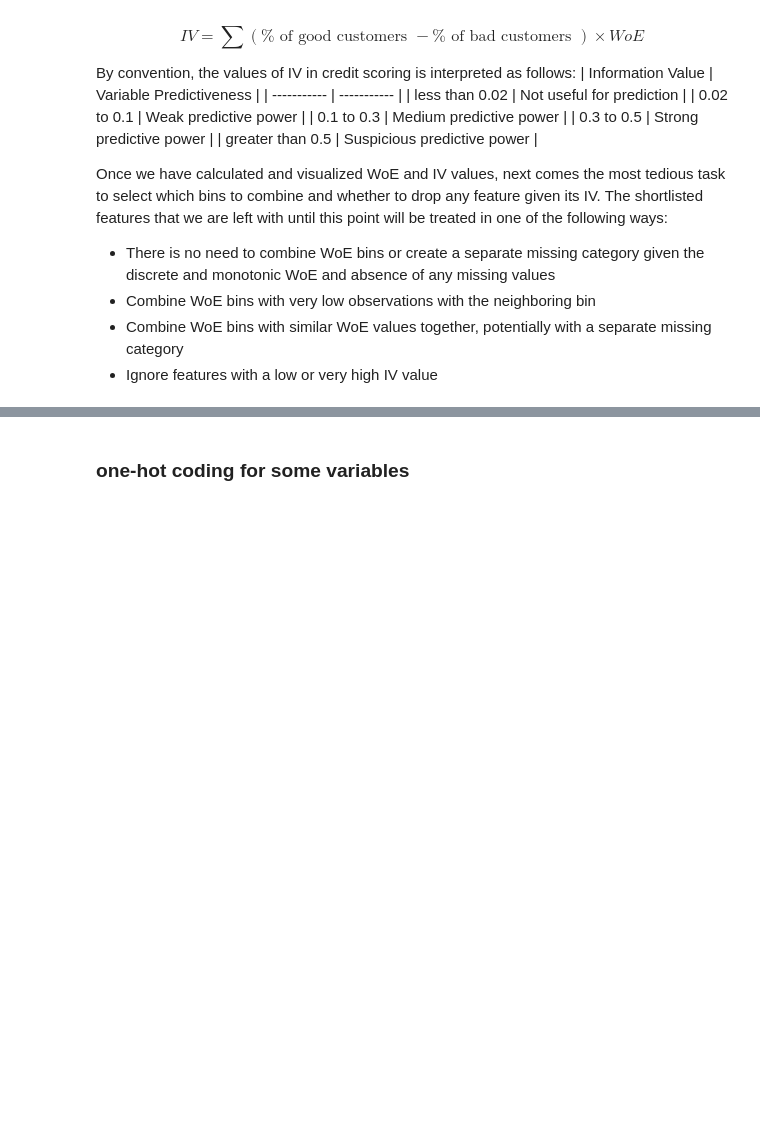
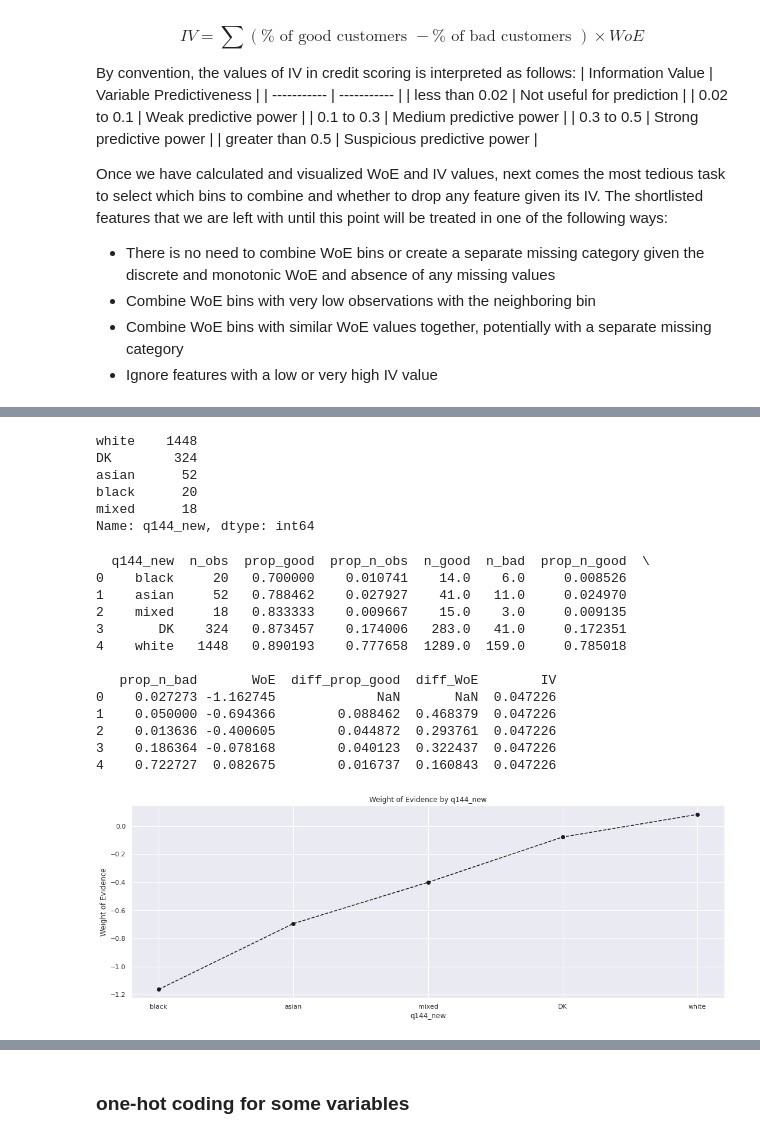
Before and after one commit to ZTianle/Fairness-in-credit-scoring, a Jupyter notebook: analysis/fairness.ipynb, the cells around one changed output, grey strips where cells are left out. Drawn from its saved outputs; the diff is of its cells as text; code cells hidden in the pictures; blank space fills up the shorter version.

```diff
--- a/analysis/fairness.ipynb
+++ b/analysis/fairness.ipynb
@@ -307 +328,35 @@ plot_by_woe(woe_discrete(X_train_with_missing, 'q126', y_train))
 [figure]
+# %%
+# deal with race
+X_train_with_missing['q144'].value_counts()
+X_train_with_missing['q144_new']='DK'
+X_train_with_missing.loc[(X_train_with_missing['q144']==1)|(df_new['q144']==2)|(df_new['q144']==3),'q144_new'] = 'white'
+X_train_with_missing.loc[(X_train_with_missing['q144']==4)|(df_new['q144']==5)|(df_new['q144']==6)|(df_new['q144']==7),'q144_new'] = 'mixed'
+X_train_with_missing.loc[(X_train_with_missing['q144']==8)|(df_new['q144']==9)|(df_new['q144']==10)|(df_new['q144']==11)|(df_new['q144']==15),'q144_new'] = 'asian'
+X_train_with_missing.loc[(X_train_with_missing['q144']==12)|(df_new['q144']==13)|(df_new['q144']==14),'q144_new'] = 'black'
+X_train_with_missing['q144_new'].value_counts()
+# %% [output]
+white    1448
+DK        324
+asian      52
+black      20
+mixed      18
+Name: q144_new, dtype: int64
+# %%
+print(woe_discrete(X_train_with_missing, 'q144_new', y_train))
+plot_by_woe(woe_discrete(X_train_with_missing, 'q144_new', y_train))
+# %% [output]
+  q144_new  n_obs  prop_good  prop_n_obs  n_good  n_bad  prop_n_good  \
+0    black     20   0.700000    0.010741    14.0    6.0     0.008526
+1    asian     52   0.788462    0.027927    41.0   11.0     0.024970
+2    mixed     18   0.833333    0.009667    15.0    3.0     0.009135
+3       DK    324   0.873457    0.174006   283.0   41.0     0.172351
+4    white   1448   0.890193    0.777658  1289.0  159.0     0.785018
+
+   prop_n_bad       WoE  diff_prop_good  diff_WoE        IV
+0    0.027273 -1.162745             NaN       NaN  0.047226
+1    0.050000 -0.694366        0.088462  0.468379  0.047226
+2    0.013636 -0.400605        0.044872  0.293761  0.047226
+3    0.186364 -0.078168        0.040123  0.322437  0.047226
+4    0.722727  0.082675        0.016737  0.160843  0.047226
+[figure, added]
```
Also changed, not shown: parts of 54 cells of this notebook, 4 other files.
